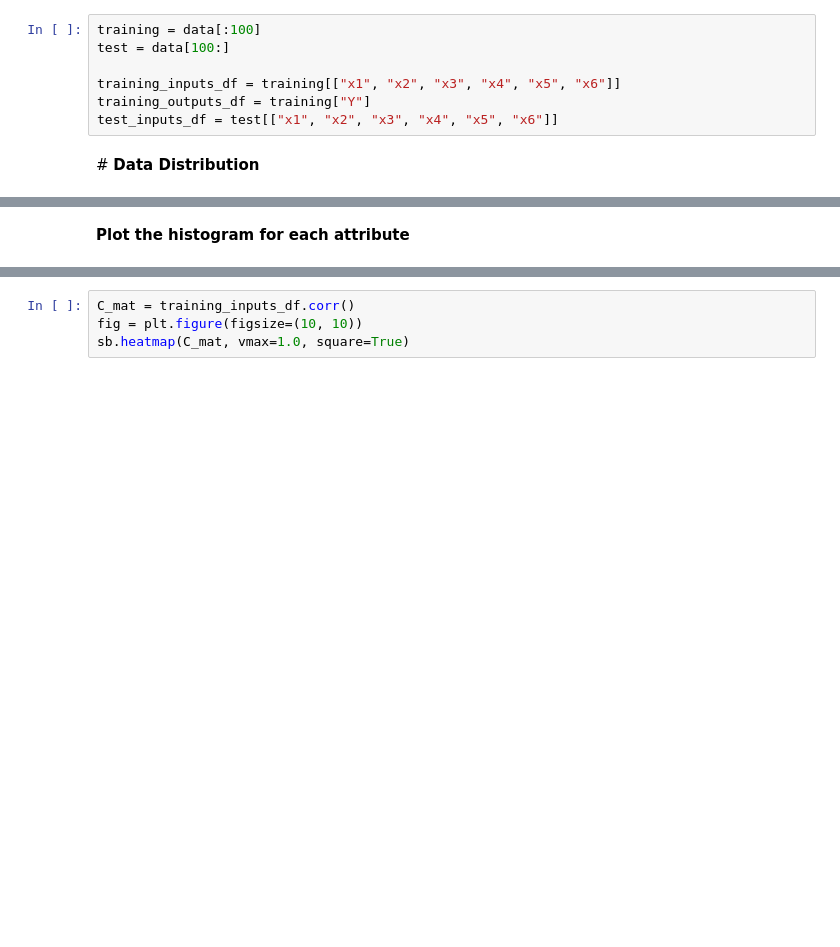
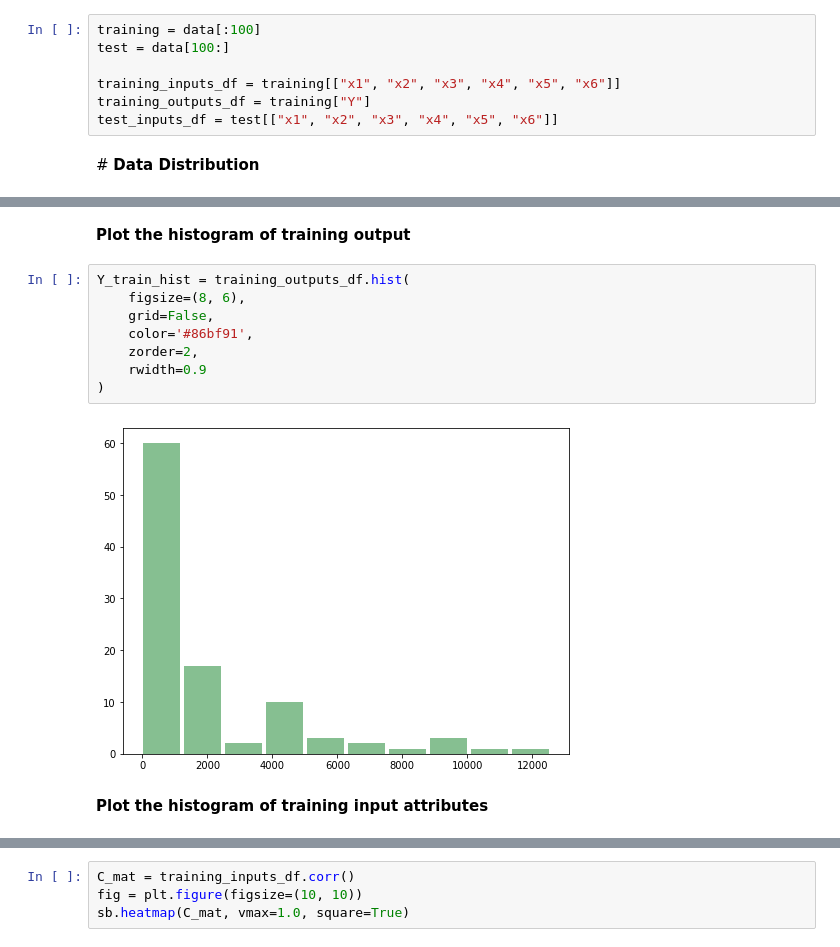
Before and after one commit to halilyaman/atlas-machine-learning, a Jupyter notebook: CE475_project.ipynb, the cells around one changed output, grey strips where cells are left out. Saved outputs shown, nothing was run; the diff lists cells and outputs as text; blank space fills up the shorter version.

Commit message:
histograms for training output and test input data

```diff
--- a/CE475_project.ipynb
+++ b/CE475_project.ipynb
@@ -57,5 +57,17 @@ data.describe()
 | 75% | 90.250000 | 29.000000 | 11.000000 | 26.500000 | 74.000000 | 11.000000 | 37.250000 | 2262.500000 |
 | max | 120.000000 | 40.000000 | 20.000000 | 35.000000 | 97.000000 | 20.000000 | 50.000000 | 12575.000000 |
 # %% [markdown]
-**Plot the histogram for each attribute**
+**Plot the histogram of training output**
+# %%
+Y_train_hist = training_outputs_df.hist(
+    figsize=(8, 6),
+    grid=False,
+    color='#86bf91',
+    zorder=2,
+    rwidth=0.9
+)
+# %% [output]
+[figure, added]
+# %% [markdown]
+**Plot the histogram of training input attributes**
 # %%
```
Also changed, not shown: parts of 10 cells of this notebook.
